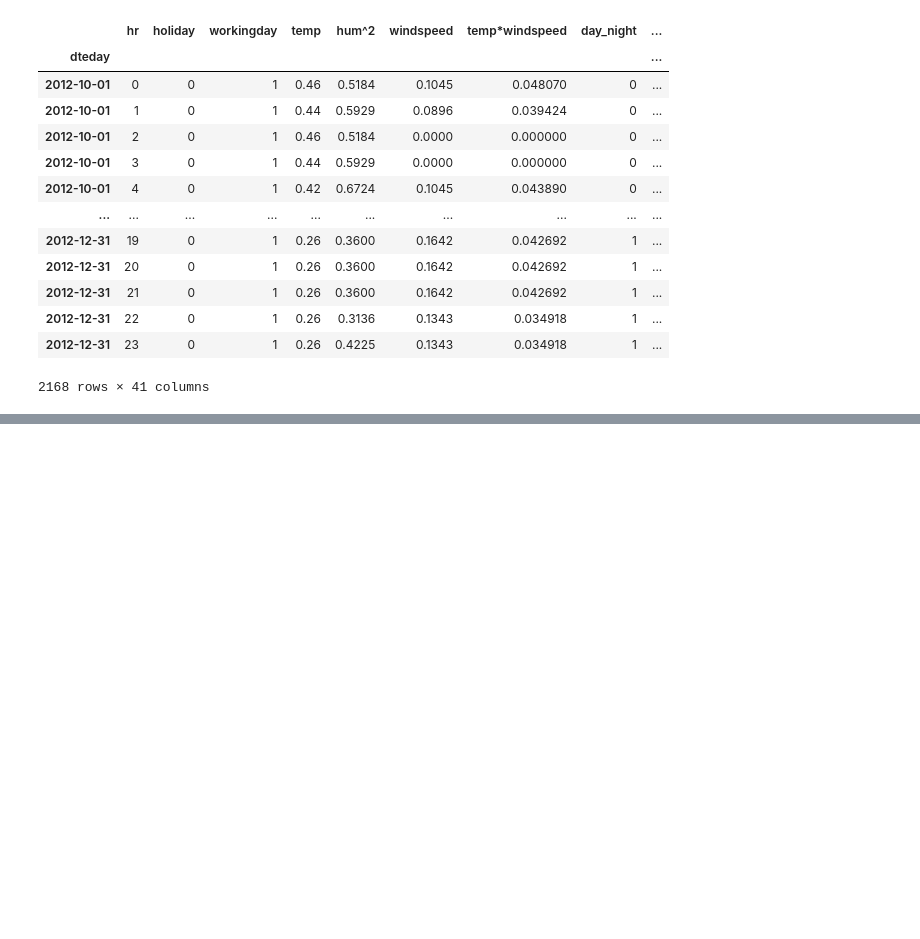
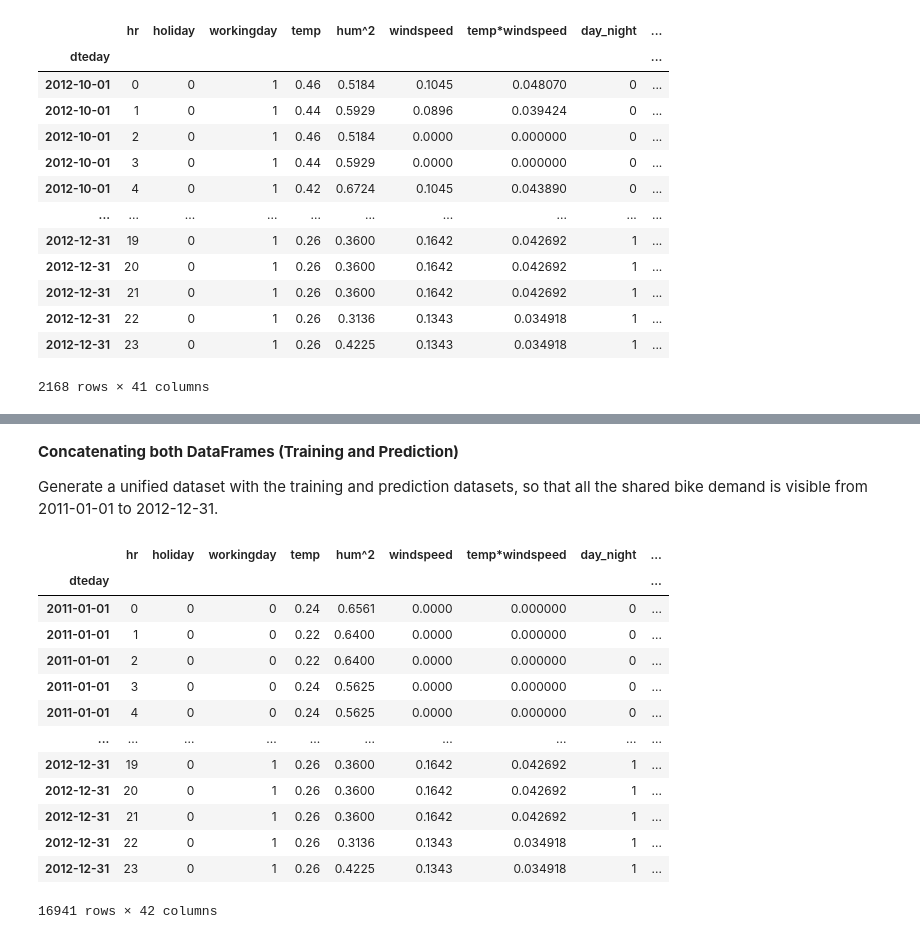
Before and after one commit to kate3890/ML_bike_demand_prediction, a Jupyter notebook: ML&AI_Group Assignment_Group 3.ipynb, the cells around one changed output, grey strips where cells are left out. Drawn from its saved outputs; the diff is of its cells as text; code cells hidden in the pictures; blank space fills up the shorter version.

```diff
--- a/ML&AI_Group Assignment_Group 3.ipynb
+++ b/ML&AI_Group Assignment_Group 3.ipynb
@@ -2032,7 +2076,7 @@ Sorting the X_pred_bike_val DataFrame so it follows the same order as X_bike.
 bike_columns = X_bike.columns
 
 # Reordering the columns in X_pred_bike_val to match the order in X_bike.
-X_pred_bike_val = X_pred_bike_val[bike_columns]
+pred_bike_data = pred_bike_data[bike_columns]
 # %%
 # Check the order in X_bike.
 X_bike
@@ -2161,0 +2175,27 @@ pred_bike_dataset
+# %% [markdown]
+**Concatenating both DataFrames (Training and Prediction)**
+
+Generate a unified dataset with the training and prediction datasets, so that all the shared bike demand is visible from 2011-01-01 to 2012-12-31.
+# %%
+# Concatenating X_bike and Y_bike along columns.
+train_bike_dataset = pd.concat([X_bike, Y_bike], axis=1)
+
+# Concatenating train_bike_data and pred_bike_dataset along rows.
+full_bike_dataset = pd.concat([train_bike_dataset, pred_bike_data], axis=0)
+
+full_bike_dataset
+# %% [output]
+|  | hr | holiday | workingday | temp | hum^2 | windspeed | temp*windspeed | day_night | ... |
+| dteday |  |  |  |  |  |  |  |  | ... |
+| 2011-01-01 | 0 | 0 | 0 | 0.24 | 0.6561 | 0.0000 | 0.000000 | 0 | ... |
+| 2011-01-01 | 1 | 0 | 0 | 0.22 | 0.6400 | 0.0000 | 0.000000 | 0 | ... |
+| 2011-01-01 | 2 | 0 | 0 | 0.22 | 0.6400 | 0.0000 | 0.000000 | 0 | ... |
+| 2011-01-01 | 3 | 0 | 0 | 0.24 | 0.5625 | 0.0000 | 0.000000 | 0 | ... |
+| 2011-01-01 | 4 | 0 | 0 | 0.24 | 0.5625 | 0.0000 | 0.000000 | 0 | ... |
+| ... | ... | ... | ... | ... | ... | ... | ... | ... | ... |
+| 2012-12-31 | 19 | 0 | 1 | 0.26 | 0.3600 | 0.1642 | 0.042692 | 1 | ... |
+| 2012-12-31 | 20 | 0 | 1 | 0.26 | 0.3600 | 0.1642 | 0.042692 | 1 | ... |
+| 2012-12-31 | 21 | 0 | 1 | 0.26 | 0.3600 | 0.1642 | 0.042692 | 1 | ... |
+| 2012-12-31 | 22 | 0 | 1 | 0.26 | 0.3136 | 0.1343 | 0.034918 | 1 | ... |
+| 2012-12-31 | 23 | 0 | 1 | 0.26 | 0.4225 | 0.1343 | 0.034918 | 1 | ... |
+16941 rows × 42 columns
```
Also changed, not shown: parts of 51 cells of this notebook.
